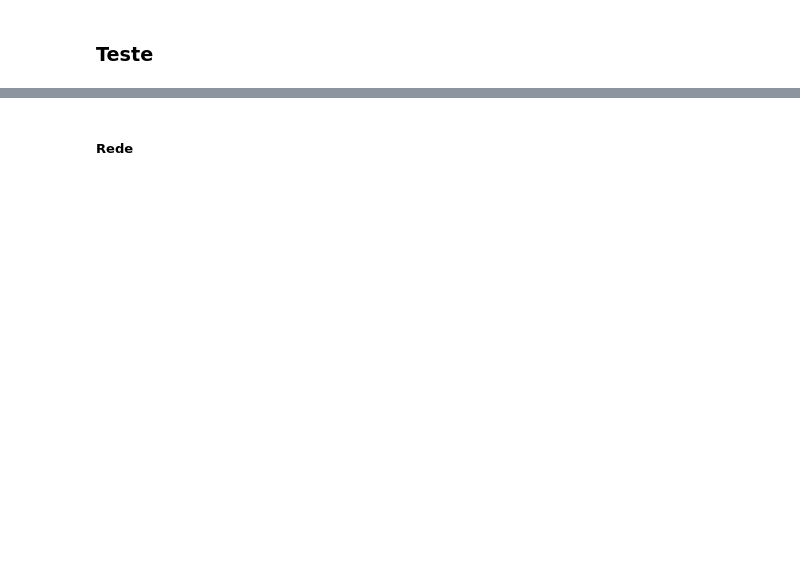
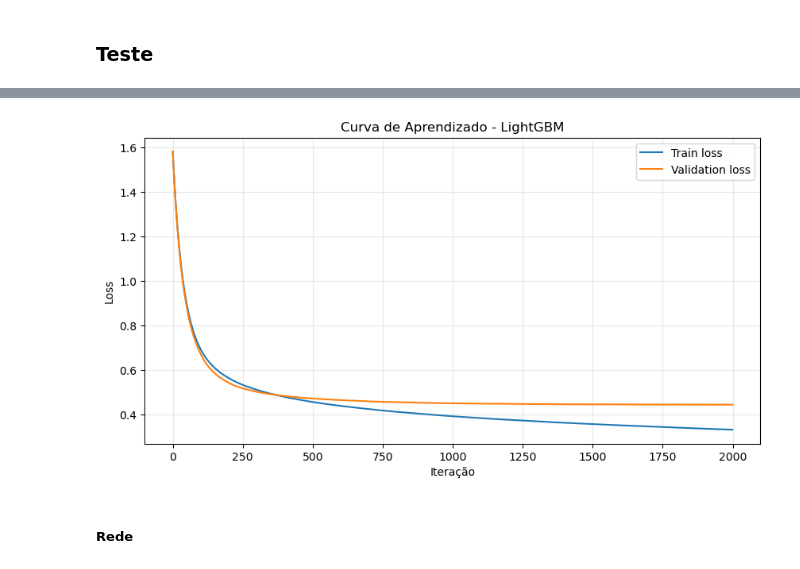
Before and after one commit to emmanuelavillar/Mestrado---DAA, a Jupyter notebook: ml.ipynb, the cells around one changed output, grey strips where cells are left out. Saved outputs shown, nothing was run; the diff lists cells and outputs as text; code cells hidden in the pictures; blank space fills up the shorter version.

```diff
--- a/ml.ipynb
+++ b/ml.ipynb
@@ -513,3 +514,18 @@ bestIteration = 1999
+# %%
+# lightgbm
+plt.figure(figsize=(10,5))
+
+plt.plot(history['training']['multi_logloss'], label='Train loss')
+plt.plot(history['valid_0']['multi_logloss'], label='Validation loss')
+
+plt.xlabel('Iteração')
+plt.ylabel('Loss')
+plt.title('Curva de Aprendizado - LightGBM')
+plt.legend()
+plt.grid(True, alpha=0.3)
+plt.show()
+# %% [output]
+[figure, added]
 # %% [markdown]
 ##### Rede
 # %%
```
Also changed, not shown: parts of 22 cells of this notebook, 3 other files.
